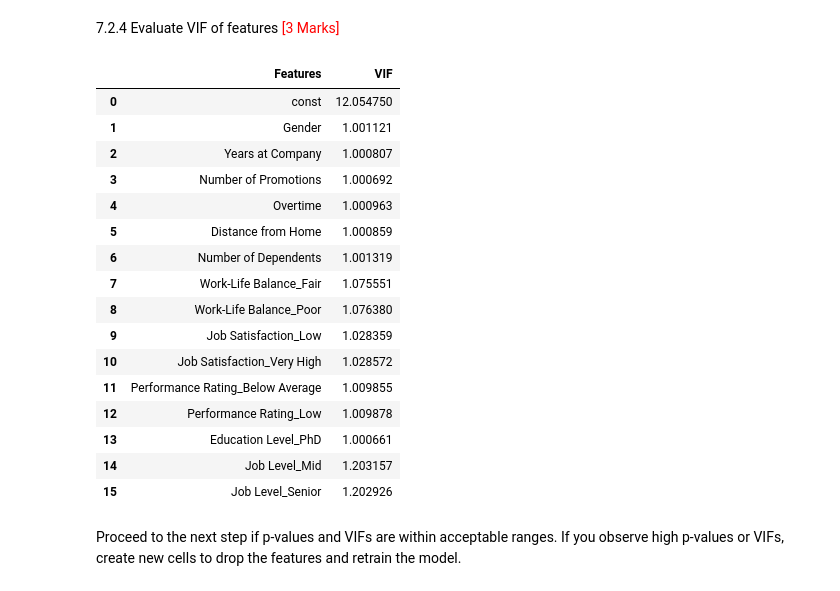
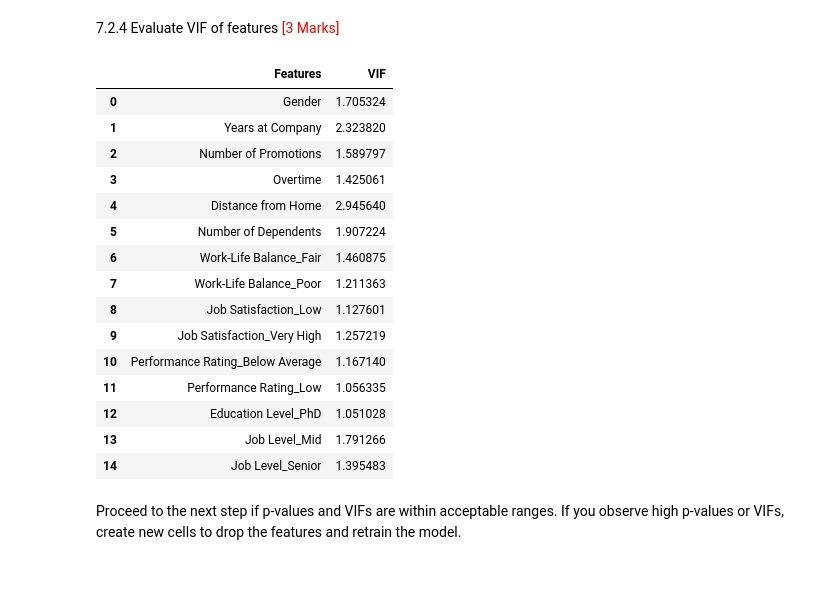
Before and after one commit to hemantgogawale/Predicting_Employee_Retention, a Jupyter notebook: Predicting_Employee_Retention_Starter.ipynb, the cells around one changed output. Cells and saved outputs as stored; diff of their text form; code cells hidden in the pictures.

```diff
--- a/Predicting_Employee_Retention_Starter.ipynb
+++ b/Predicting_Employee_Retention_Starter.ipynb
@@ -900,28 +890,27 @@ from statsmodels.stats.outliers_influence import variance_inflation_factor
 # %%
 # Make a VIF DataFrame for all the variables present
 vif_data = pd.DataFrame()
-vif_data['Features'] = X_train_sm.columns
-vif_data['VIF'] = [variance_inflation_factor(X_test_sm.values, i)
-                    for i in range(len(X_test_sm.columns))]
+vif_data['Features'] = X_train.columns
+vif_data['VIF'] = [variance_inflation_factor(X_train.values, i)
+                    for i in range(len(X_train.columns))]
 
 vif_data
 # %% [output]
 |  | Features | VIF |
-| 0 | const | 12.054750 |
-| 1 | Gender | 1.001121 |
-| 2 | Years at Company | 1.000807 |
-| 3 | Number of Promotions | 1.000692 |
-| 4 | Overtime | 1.000963 |
-| 5 | Distance from Home | 1.000859 |
-| 6 | Number of Dependents | 1.001319 |
-| 7 | Work-Life Balance_Fair | 1.075551 |
-| 8 | Work-Life Balance_Poor | 1.076380 |
-| 9 | Job Satisfaction_Low | 1.028359 |
-| 10 | Job Satisfaction_Very High | 1.028572 |
-| 11 | Performance Rating_Below Average | 1.009855 |
-| 12 | Performance Rating_Low | 1.009878 |
-| 13 | Education Level_PhD | 1.000661 |
-| 14 | Job Level_Mid | 1.203157 |
-| 15 | Job Level_Senior | 1.202926 |
+| 0 | Gender | 1.705324 |
+| 1 | Years at Company | 2.323820 |
+| 2 | Number of Promotions | 1.589797 |
+| 3 | Overtime | 1.425061 |
+| 4 | Distance from Home | 2.945640 |
+| 5 | Number of Dependents | 1.907224 |
+| 6 | Work-Life Balance_Fair | 1.460875 |
+| 7 | Work-Life Balance_Poor | 1.211363 |
+| 8 | Job Satisfaction_Low | 1.127601 |
+| 9 | Job Satisfaction_Very High | 1.257219 |
+| 10 | Performance Rating_Below Average | 1.167140 |
+| 11 | Performance Rating_Low | 1.056335 |
+| 12 | Education Level_PhD | 1.051028 |
+| 13 | Job Level_Mid | 1.791266 |
+| 14 | Job Level_Senior | 1.395483 |
 # %% [markdown]
 Proceed to the next step if p-values and VIFs are within acceptable ranges.  If you observe high p-values or VIFs, create new cells to drop the features and retrain the model.
```
Also changed, not shown: parts of 51 cells of this notebook.
